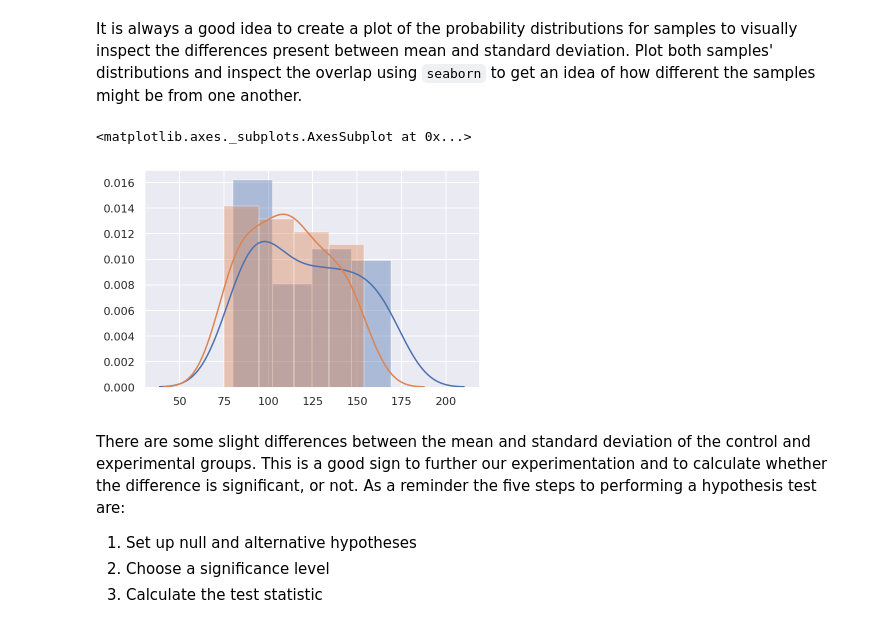
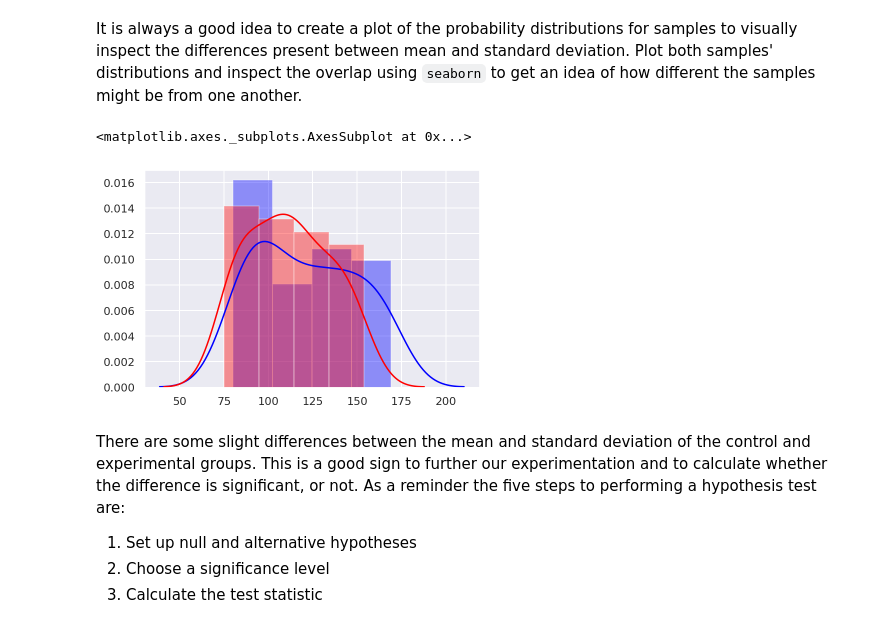
Before and after one commit to gywooo1/dsc-two-sample-t-tests-lab-hbs-ds-060120, a Jupyter notebook: index.ipynb, the cells around one changed output. Drawn from its saved outputs; the diff is of its cells as text; code cells hidden in the pictures.

```diff
--- a/index.ipynb
+++ b/index.ipynb
@@ -56,11 +56,11 @@ It is always a good idea to create a plot of the probability distributions for s
 # %%
 # Create a plot showing overlapping of distribution means and sds for inspection
 sns.set(color_codes=True)
 sns.distplot(control, color='blue')
-sns.distplot(experimental)
+sns.distplot(experimental, color='red', alp)
 # %% [output]
 <matplotlib.axes._subplots.AxesSubplot at 0x...>
-[figure, old version]
+[figure, new version]
 # %% [markdown]
 There are some slight differences between the mean and standard deviation of the control and experimental groups. This is a good sign to further our experimentation and to calculate whether the difference is significant, or not. As a reminder the five steps to performing a hypothesis test are:
 
```
